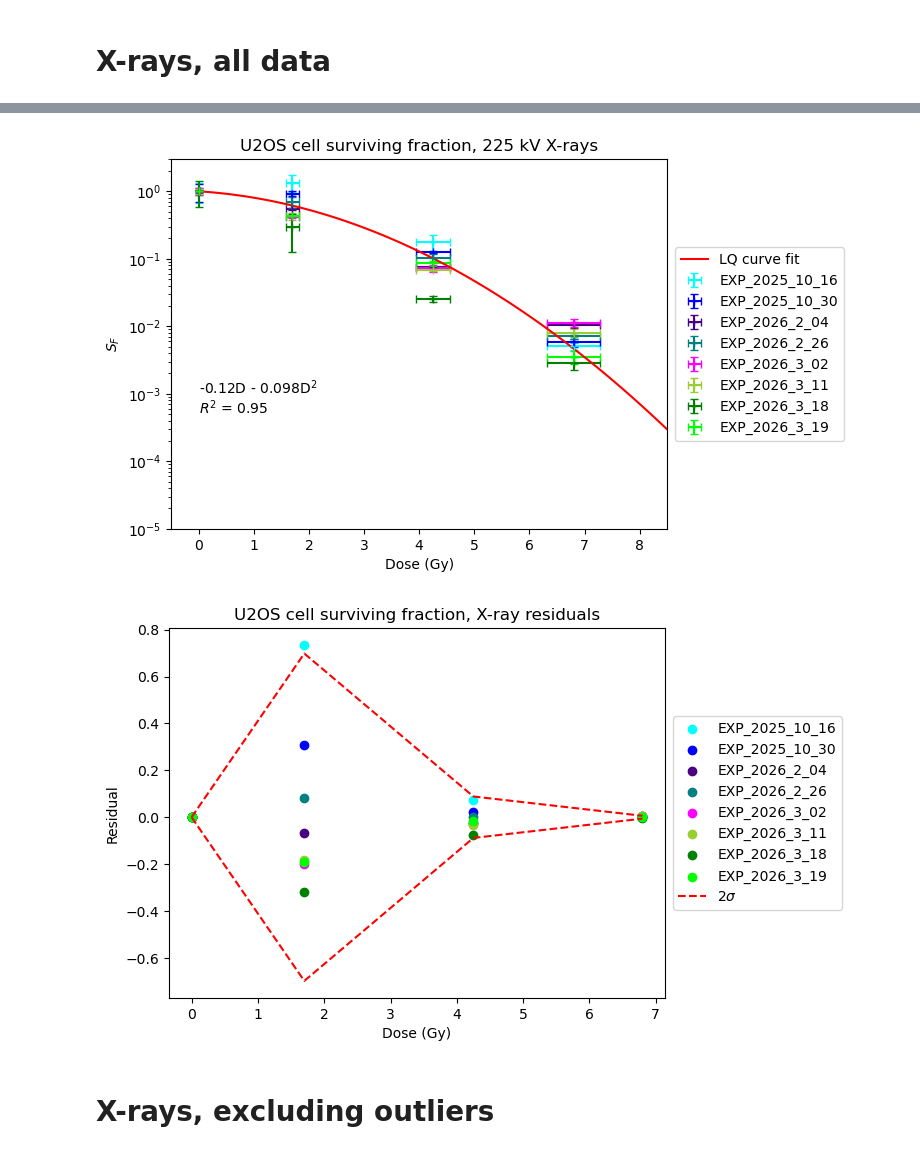
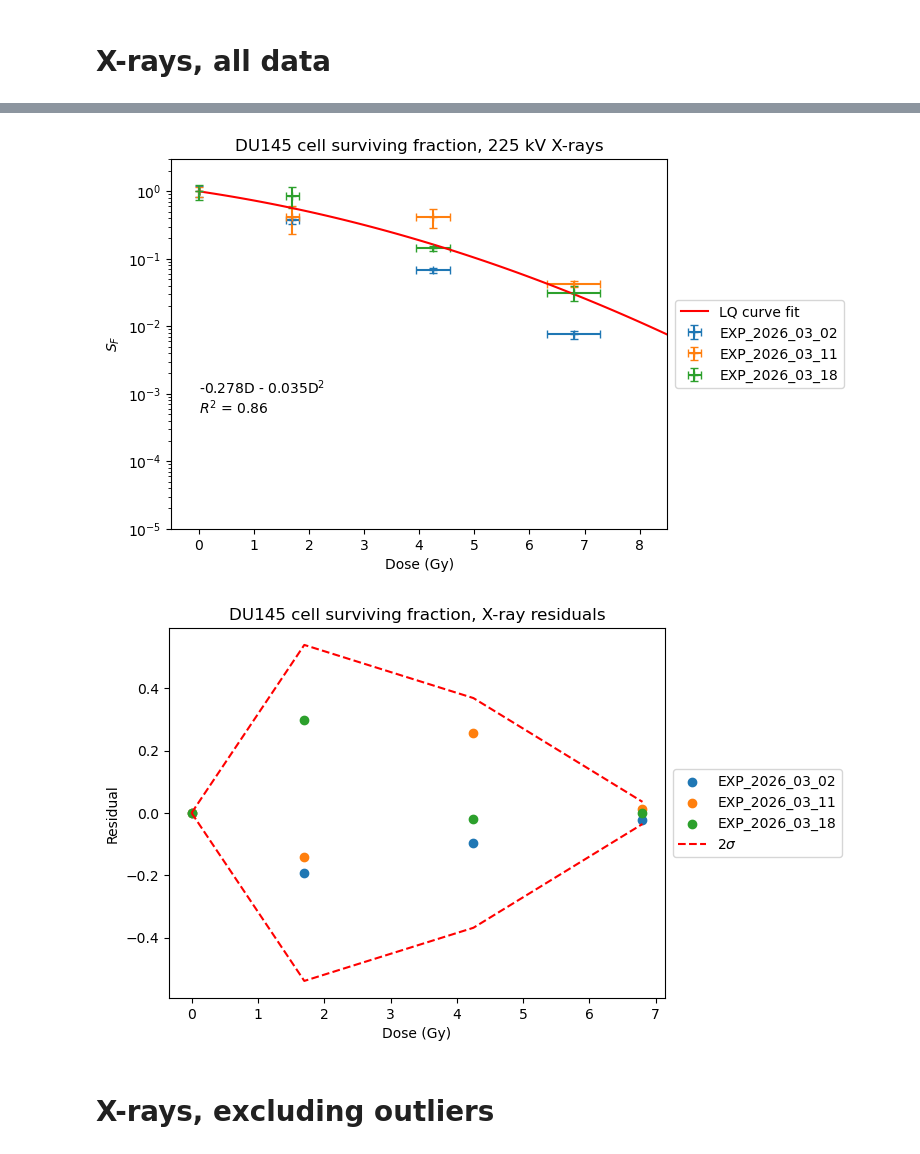
Before and after one commit to BrittHaanen15/Thesis_project, a Jupyter notebook: Python codes/Cell survival analysis aggregated data.ipynb, the cells around one changed output, grey strips where cells are left out. Drawn from its saved outputs; the diff is of its cells as text; code cells hidden in the pictures.

```diff
--- a/Python codes/Cell survival analysis aggregated data.ipynb
+++ b/Python codes/Cell survival analysis aggregated data.ipynb
@@ -36,3 +41,11 @@ if SARA_A549_DATA == True:
+# %%
+if SARA_DU145_DATA == True:
+    Cell = 'DU145'
+
+    results_folders = [r'..\Cell data Sara DU145\EXP_2026_03_02', r'..\Cell data Sara DU145\EXP_2026_03_11', r'..\Cell data Sara DU145\EXP_2026_03_18', r'..\Cell data Sara DU145\EXP_2026_03_19']
+
+    multi_x = [r'..\Cell data Sara DU145\2026_03_02\Multiplicity X-rays 2-3.xlsx', r'..\Cell data Sara DU145\2026_03_11\Multiplicity X-rays 11-3.xlsx', r'..\Cell data Sara DU145\2026_03_18\Multiplicity X-rays 18-3.xlsx', r'..\Cell data Sara DU145\2026_03_19\Multiplicity X-rays 19-3.xlsx']
+    multi_p = [r'..\Cell data Sara DU145\2026_03_02\Multiplicity protons 2-3.xlsx', r'..\Cell data Sara DU145\2026_03_11\Multiplicity protons 11-3.xlsx', r'..\Cell data Sara DU145\2026_03_18\Multiplicity protons 18-3.xlsx', r'..\Cell data Sara DU145\2026_03_19\Multiplicity protons 19-3.xlsx']
 # %% [markdown]
 Loading and importing data.
 # %%
@@ -53,9 +66,10 @@ def write_fractions_dic(path):
                 fractions_dic[size] = frac
 
     else:
-        data = pd.read_excel(multi_x[0])
-        fractions_dic = data.to_dict(orient='records')
+        dic = data.to_dict(orient='records')
+        fractions_dic = dic[0]
 
+    print(fractions_dic)
     return fractions_dic
 # %%
 def cfu_survival_func(s, dic, SF):
@@ -96,17 +110,17 @@ def Parse_data(input, exp, fractions_dic):
             return '#0000FF'
         if exp == 'EXP_2025_11_18':
             return '#00008B'
-        if exp == 'EXP_2026_2_04':
+        if exp == ('EXP_2026_2_04' or 'EXP_2026_02_04'):
             return '#4B0082'
-        if exp == 'EXP_2026_2_26':
+        if exp == ('EXP_2026_2_26' or 'EXP_2026_02_26'):
             return '#008080'
-        if exp == 'EXP_2026_3_02':
+        if exp == ('EXP_2026_3_02' or 'EXP_2026_03_02'):
             return '#FF00FF'
-        if exp == 'EXP_2026_3_11':
+        if exp == ('EXP_2026_3_11' or 'EXP_2026_03_11'):
             return '#9ACD32'
-        if exp == 'EXP_2026_3_18':
+        if exp == ('EXP_2026_3_18' or 'EXP_2026_03_18'):
             return '#008000'
-        if exp == 'EXP_2026_3_19':
+        if exp == ('EXP_2026_3_19' or 'EXP_2026_03_19'):
             return '#00FF00'
 
     triplicates_control = ["Count_1", "Count_2", "Count_3","Count_4", "Count_5", "Count_6"]
@@ -207,9 +221,7 @@ for i in range(len(results_folders)):
                 data = Parse_data(df, experi, multiplicity_x)
                 #Correct X-ray dose
                 data['Dose'] = 0.85*data['Dose']
-                if i!=2:
-                    #Exclude exp 3
-                    X = pd.concat([X, data])
+                X = pd.concat([X, data])
             if df.tail(1)['Rad'].item() == 'Proton L':
                 data = Parse_data(df, experi, multiplicity_p)
                 data['Dose'] = data['Dose']
@@ -379,7 +418,7 @@ for i in range(len(np.unique(np.array(X_means['Experiment'])))):
 plt.plot(np.linspace(0, 10, 100), LQ_func(np.linspace(0, 10, 100), params_x[0], params_x[1]), color='r', label='LQ curve fit')
 
 #Customise
-plt.title('U2OS cell surviving fraction, 225 kV X-rays')
+plt.title(f'{Cell} cell surviving fraction, 225 kV X-rays')
 plt.text(0, 0.001, f"-{round(params_x[0],3)}D - {round(params_x[1],3)}D$^2$")
 plt.text(0, 0.0005, f"$R^2$ = {round(r2_x, 2)}")
 plt.xlim([-0.5, 8.5])
@@ -390,30 +429,30 @@ plt.yscale('log')
 plt.legend(loc="center right", bbox_to_anchor=(1.37,0.5))
 plt.savefig(r"C:\Users\bhaan\Downloads\X-ray survival all data 300 dpi.png", dpi=300, bbox_inches='tight')
 # %% [output]
-[figure, old version]
+[figure, new version]
 # %%
 #Calculate residuals
 for i in range(len(np.unique(np.array(X_means['Experiment'])))):
     exp = np.unique(np.array(X_means['Experiment']))[i]
     data = X_means[X_means['Experiment']==exp]
     pred = LQ_func(data['Dose'], params_x[0], params_x[1])
     plt.scatter(data['Dose'], (data['Mean Survival'] - pred), label=exp, c=data['c'].iloc[0])
 
 #calculate standard dev per dose level
 sigmas = []
 for d in np.unique(X_means['Dose']):
     doselevel_data = X_means[X_means['Dose']==d]
     sigmas = np.append(sigmas, doselevel_data['Mean Survival'].std())
 
 plt.plot(np.unique(X_means['Dose']), 2*sigmas, ls='--', color='r')
 plt.plot(np.unique(X_means['Dose']), -2*sigmas, label='2$\sigma$', ls='--', color='r')
-plt.title('U2OS cell surviving fraction, X-ray residuals')
+plt.title(f'{Cell} cell surviving fraction, X-ray residuals')
 plt.xlabel('Dose (Gy)')
 plt.ylabel('Residual')
 plt.legend(loc="center right", bbox_to_anchor=(1.37,0.5))
 plt.savefig(r"C:\Users\bhaan\Downloads\X-ray survival residuals 300 dpi.png", dpi=300, bbox_inches='tight')
 # %% [output]
-[figure, old version]
+[figure, new version]
 # %% [markdown]
 # X-rays, excluding outliers
 # %%
```
Also changed, not shown: parts of 44 cells of this notebook, 11 other files.
